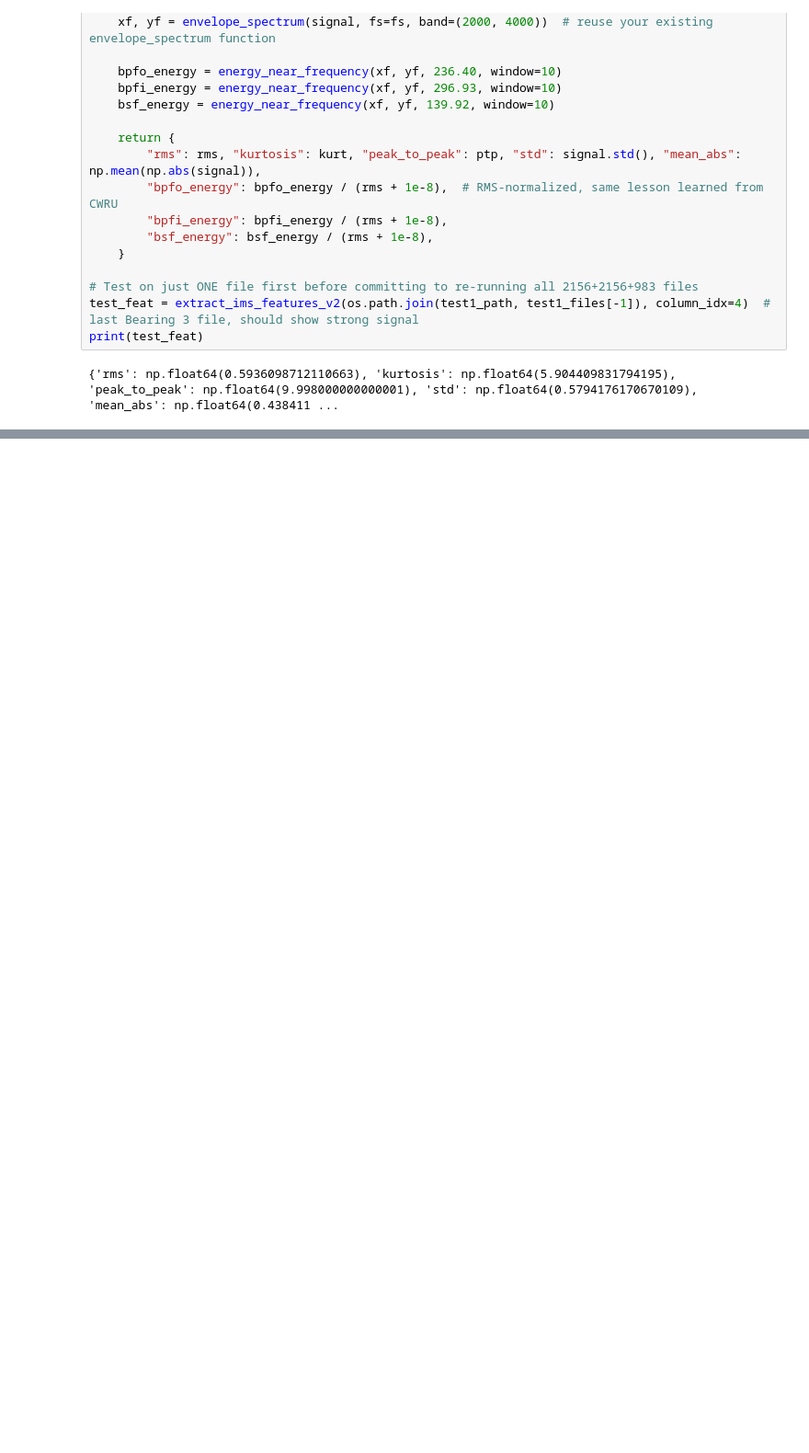
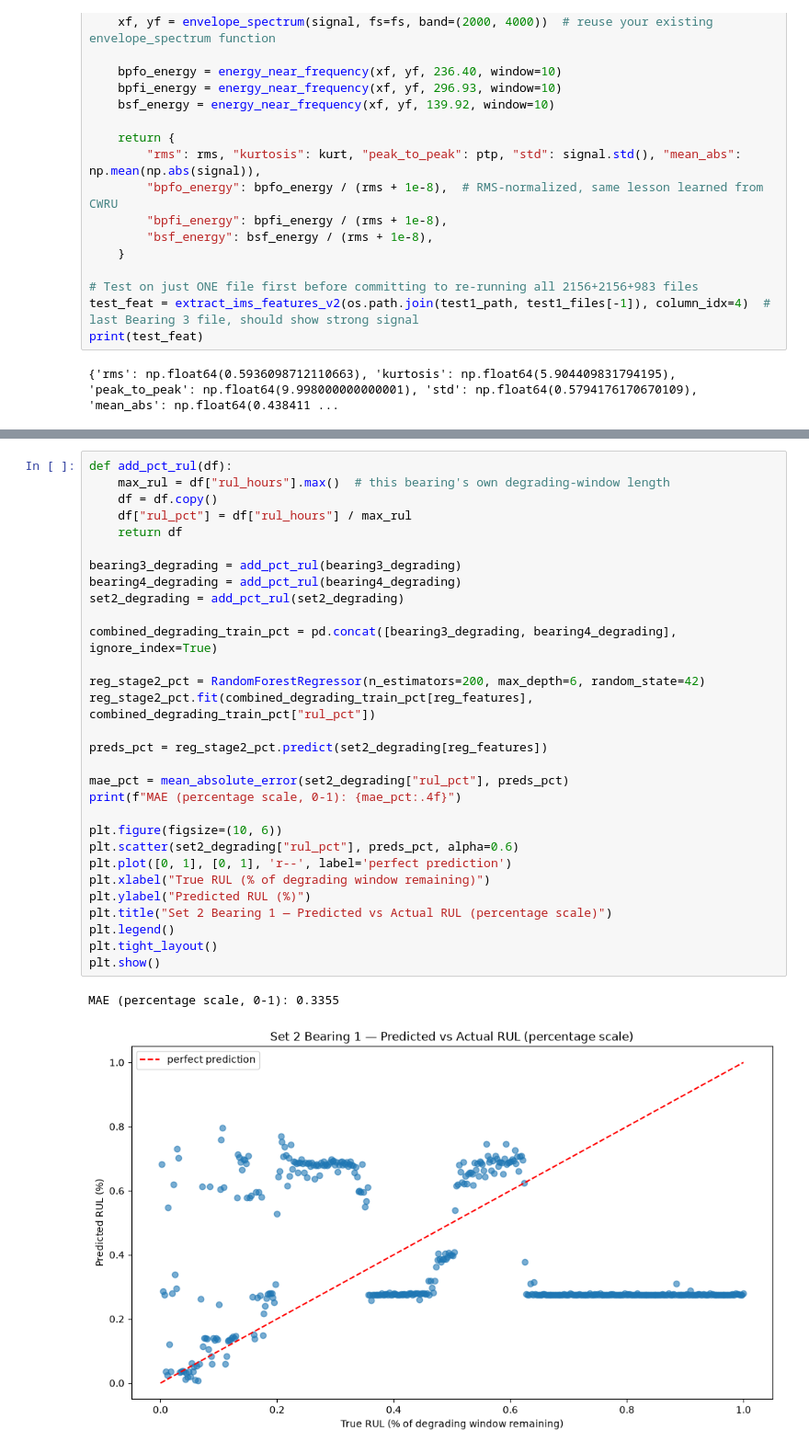
Before and after one commit to davidojei/goebel, a Jupyter notebook: notebooks/04_ims_eda.ipynb, the cells around one changed output, grey strips where cells are left out. Shown at 92% size. Cells and saved outputs as stored; diff of their text form; blank space fills up the shorter version.

```diff
--- a/notebooks/04_ims_eda.ipynb
+++ b/notebooks/04_ims_eda.ipynb
@@ -619,0 +989,33 @@ print(test_feat)
+# %%
+def add_pct_rul(df):
+    max_rul = df["rul_hours"].max()  # this bearing's own degrading-window length
+    df = df.copy()
+    df["rul_pct"] = df["rul_hours"] / max_rul
+    return df
+
+bearing3_degrading = add_pct_rul(bearing3_degrading)
+bearing4_degrading = add_pct_rul(bearing4_degrading)
+set2_degrading = add_pct_rul(set2_degrading)
+
+combined_degrading_train_pct = pd.concat([bearing3_degrading, bearing4_degrading], ignore_index=True)
+
+reg_stage2_pct = RandomForestRegressor(n_estimators=200, max_depth=6, random_state=42)
+reg_stage2_pct.fit(combined_degrading_train_pct[reg_features], combined_degrading_train_pct["rul_pct"])
+
+preds_pct = reg_stage2_pct.predict(set2_degrading[reg_features])
+
+mae_pct = mean_absolute_error(set2_degrading["rul_pct"], preds_pct)
+print(f"MAE (percentage scale, 0-1): {mae_pct:.4f}")
+
+plt.figure(figsize=(10, 6))
+plt.scatter(set2_degrading["rul_pct"], preds_pct, alpha=0.6)
+plt.plot([0, 1], [0, 1], 'r--', label='perfect prediction')
+plt.xlabel("True RUL (% of degrading window remaining)")
+plt.ylabel("Predicted RUL (%)")
+plt.title("Set 2 Bearing 1 — Predicted vs Actual RUL (percentage scale)")
+plt.legend()
+plt.tight_layout()
+plt.show()
+# %% [output]
+MAE (percentage scale, 0-1): 0.3355
+[figure, added]
```
Also changed, not shown: parts of 12 cells of this notebook.
